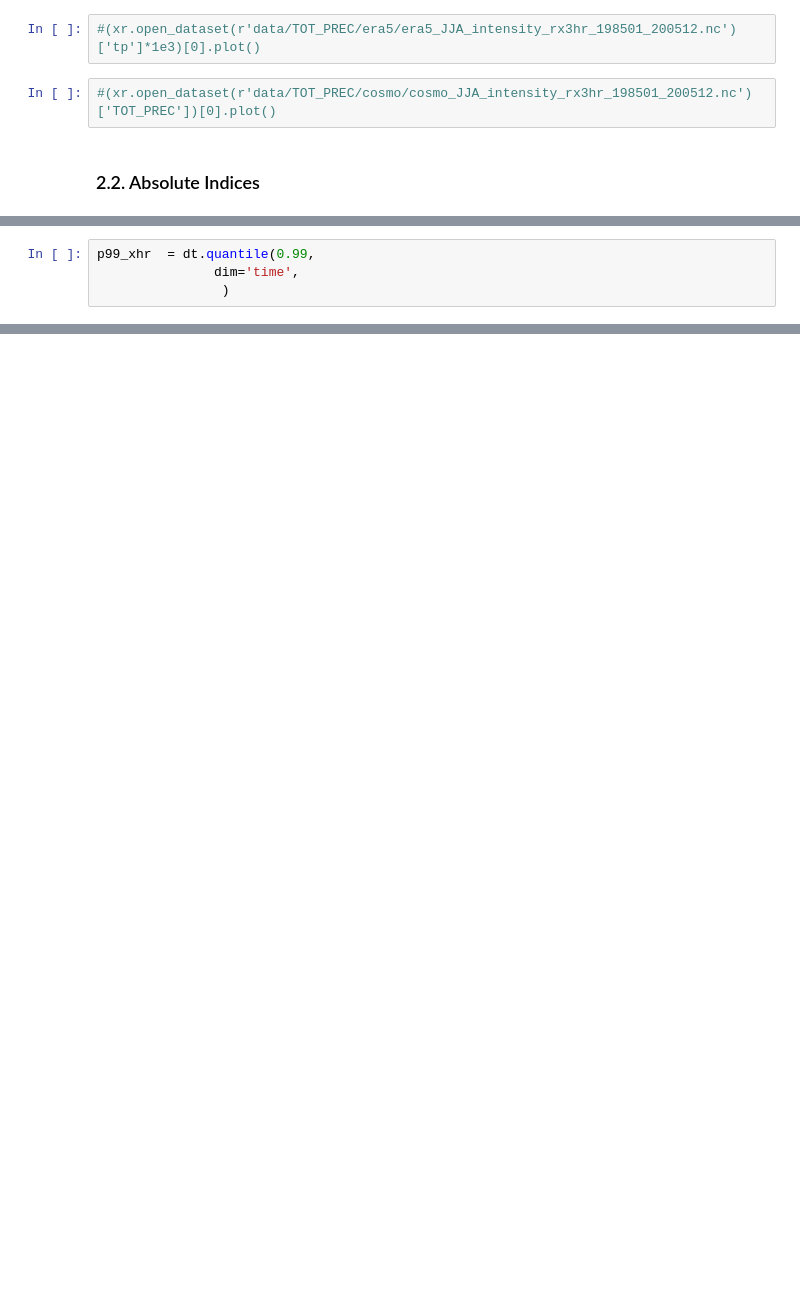
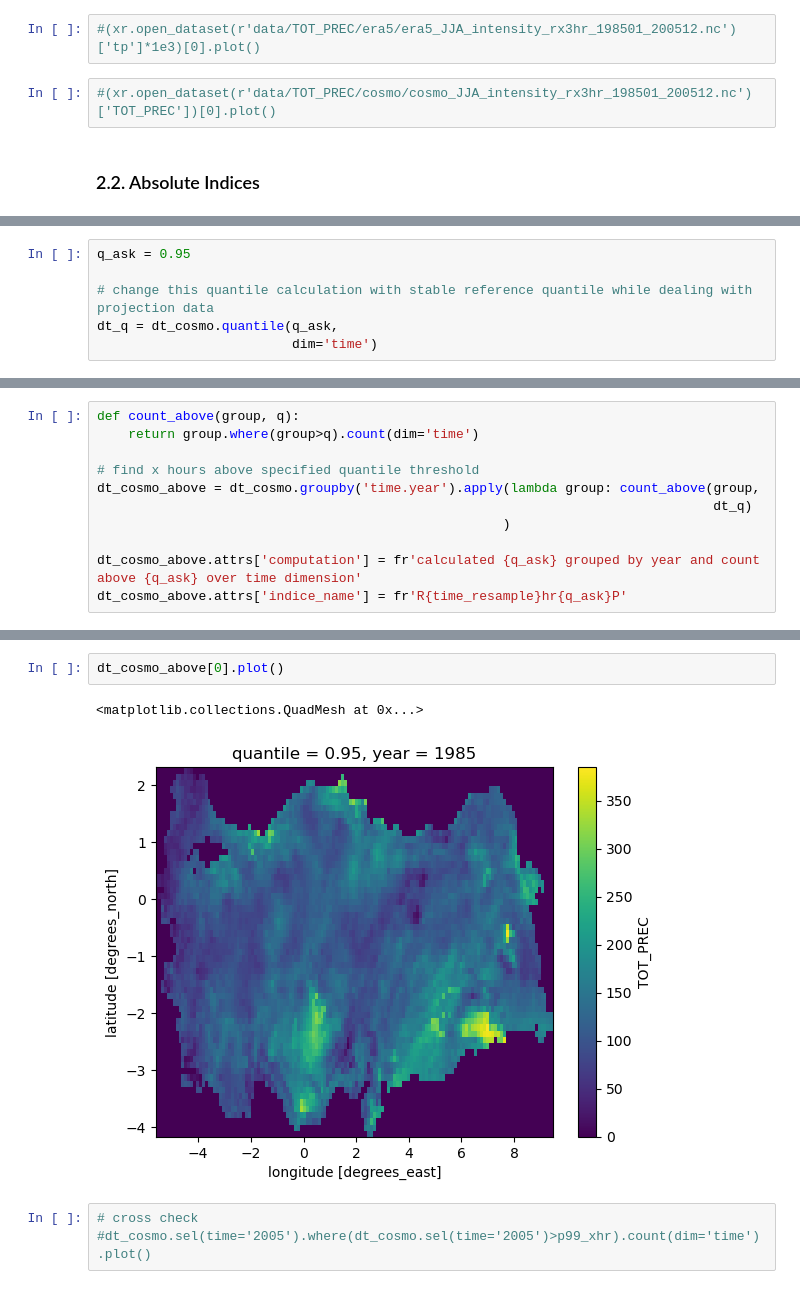
Before and after one commit to donmezkutay/msc-thesis-codes, a Jupyter notebook: BC_calculate_extreme_indices.ipynb, the cells around one changed output, grey strips where cells are left out. Cells and saved outputs as stored; diff of their text form; blank space fills up the shorter version.

Commit message:
#absolute indices calculated for BC

```diff
--- a/BC_calculate_extreme_indices.ipynb
+++ b/BC_calculate_extreme_indices.ipynb
@@ -111,4 +118,6 @@ intensity_idx_cosmo.to_netcdf(fr"{path_save}/cosmo/BC/BC_{bias_algo}_Tr011_MPI_R
 # %%
-p99_xhr  = dt.quantile(0.99,
-               dim='time',
-                )
+q_ask = 0.95
+
+# change this quantile calculation with stable reference quantile while dealing with projection data
+dt_q = dt_cosmo.quantile(q_ask,
+                         dim='time')
@@ -143,0 +124,11 @@ Rxhr95p.attrs['indice_name'] = fr'R{time_resample}hr95P'
+# %%
+def count_above(group, q):
+    return group.where(group>q).count(dim='time')
+
+# find x hours above specified quantile threshold
+dt_cosmo_above = dt_cosmo.groupby('time.year').apply(lambda group: count_above(group,
+                                                                               dt_q)
+                                                    )
+
+dt_cosmo_above.attrs['computation'] = fr'calculated {q_ask} grouped by year and count above {q_ask} over time dimension'
+dt_cosmo_above.attrs['indice_name'] = fr'R{time_resample}hr{q_ask}P'
@@ -144 +155,9 @@ Rxhr95p.attrs['indice_name'] = fr'R{time_resample}hr95P'
+# %%
+dt_cosmo_above[0].plot()
+# %% [output]
+<matplotlib.collections.QuadMesh at 0x...>
+[figure, added]
+# %%
+# cross check
+#dt_cosmo.sel(time='2005').where(dt_cosmo.sel(time='2005')>p99_xhr).count(dim='time').plot()
 # %%
```
Also changed, not shown: parts of 11 cells of this notebook.
